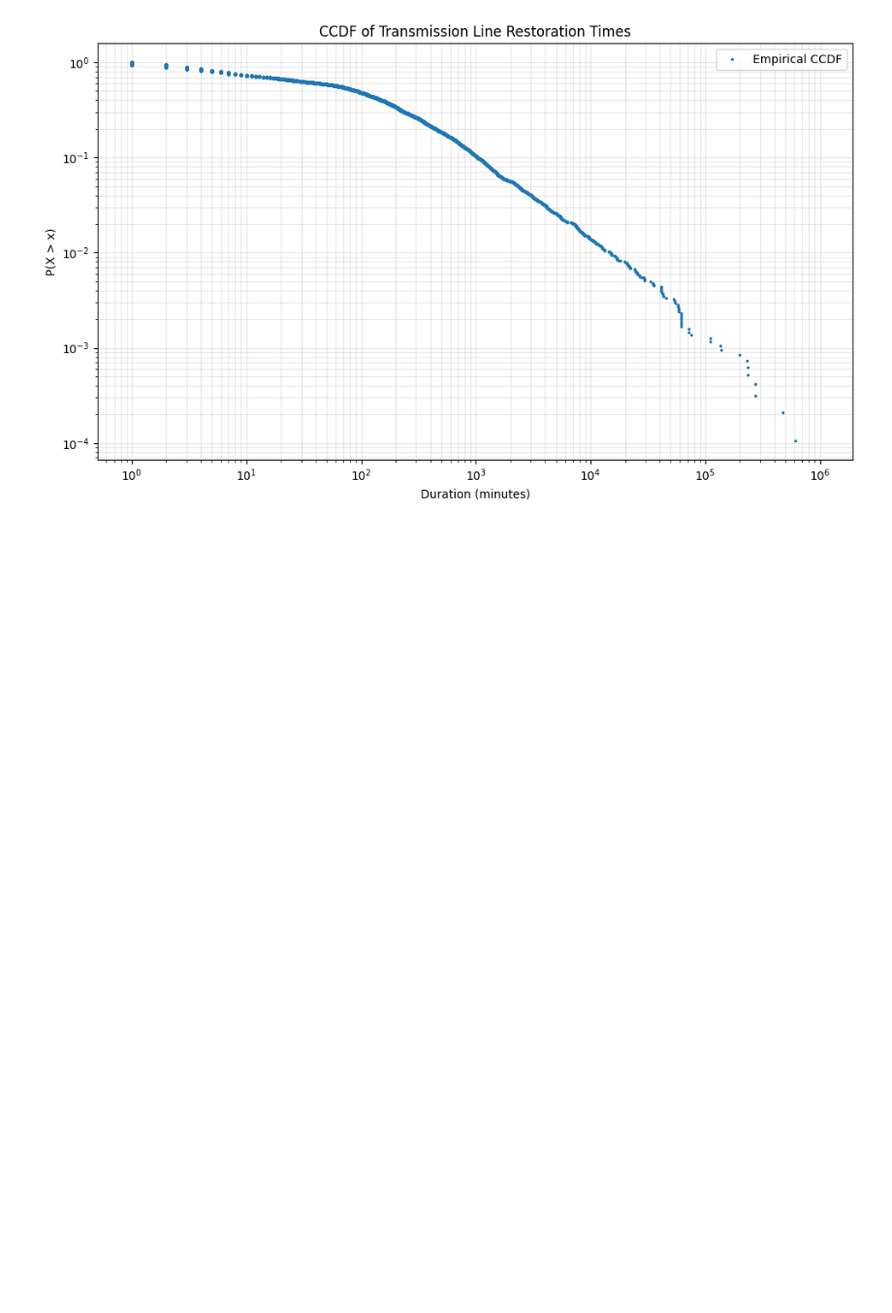
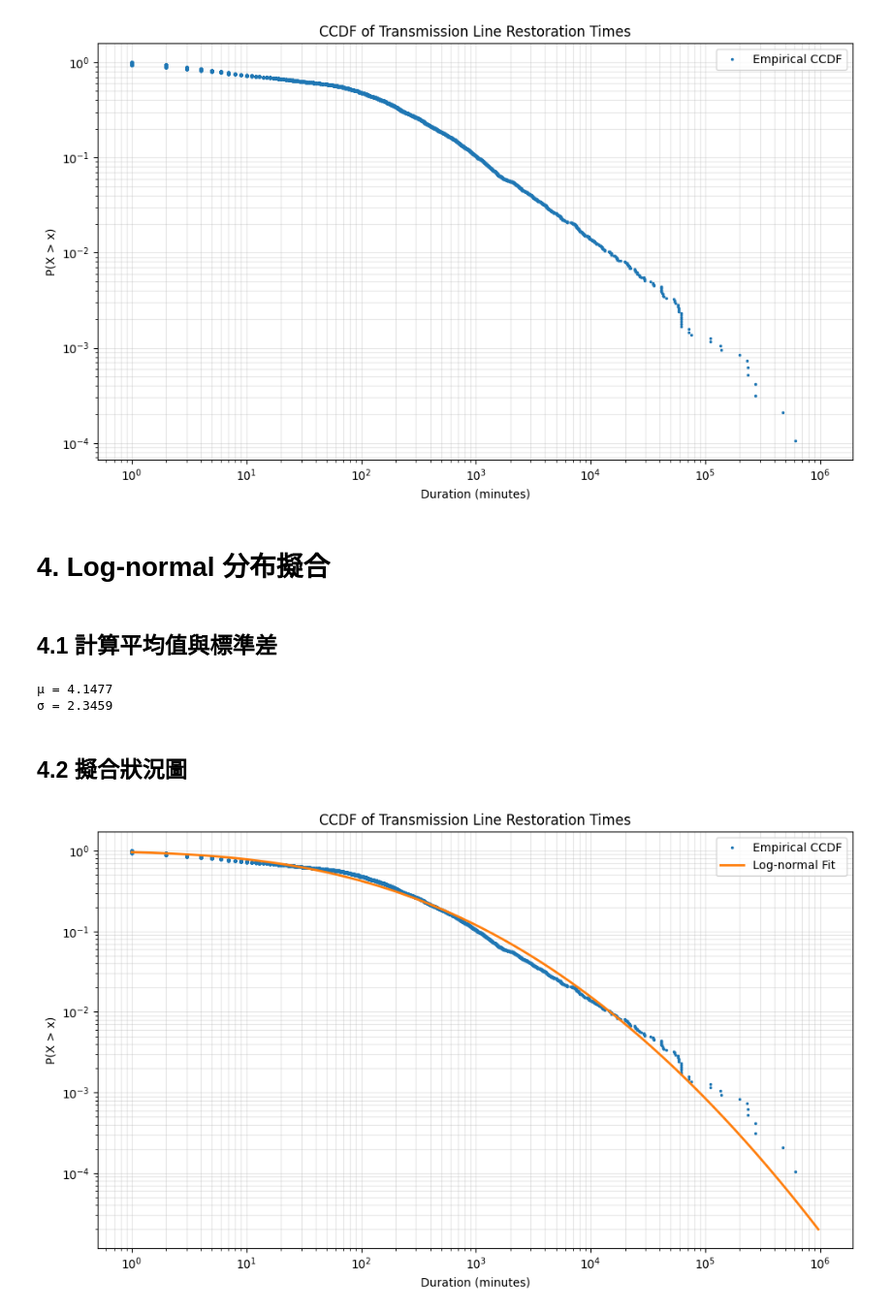
Before and after one commit to jungswork/05_Power_Grid_Repair_Time, a Jupyter notebook: 02_data_analysis.ipynb, the cells around one changed output. Shown at 97% size. Saved outputs shown, nothing was run; the diff lists cells and outputs as text; code cells hidden in the pictures; blank space fills up the shorter version.

```diff
--- a/02_data_analysis.ipynb
+++ b/02_data_analysis.ipynb
@@ -223,3 +222,36 @@ plt.tight_layout()
 plt.show()
 # %% [output]
 [figure]
+# %% [markdown]
+# 4. Log-normal 分布擬合
+# %% [markdown]
+## 4.1 計算平均值與標準差
+# %%
+log_duration = np.log(df["Duration (minutes)"])
+
+mu = log_duration.mean()
+sigma = log_duration.std()
+
+print(f"μ = {mu:.4f}")
+print(f"σ = {sigma:.4f}")
+# %% [output]
+μ = 4.1477
+σ = 2.3459
+# %% [markdown]
+## 4.2 擬合狀況圖
+# %%
+x = np.logspace(np.log10(duration_sorted.min()), np.log10(duration_sorted.max()), 1000)
+ccdf_lognorm = 1 - stats.lognorm.cdf(x, s=sigma, scale=np.exp(mu))
+
+plt.figure(figsize=(10, 6))
+plt.loglog(duration_sorted, ccdf, marker=".", linestyle="none", markersize=3, label="Empirical CCDF")
+plt.loglog(x, ccdf_lognorm, linewidth=2, label="Log-normal Fit")
+plt.xlabel("Duration (minutes)")
+plt.ylabel("P(X > x)")
+plt.title("CCDF of Transmission Line Restoration Times")
+plt.legend()
+plt.grid(True, which="both", alpha=0.3)
+plt.tight_layout()
+plt.show()
+# %% [output]
+[figure, added]
```
Also changed, not shown: parts of 6 cells of this notebook, 2 other files.
